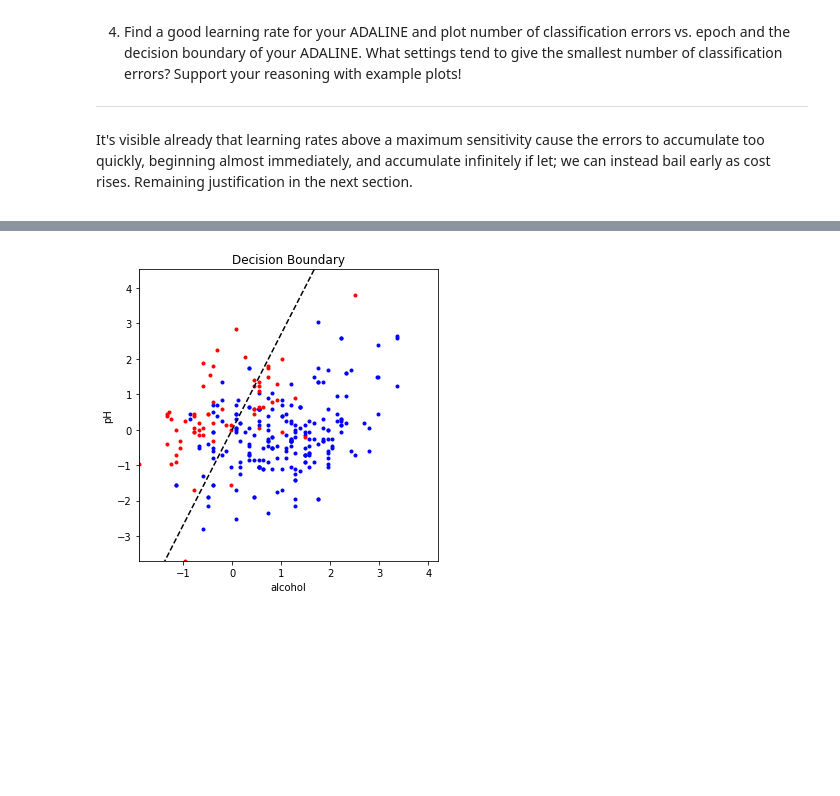
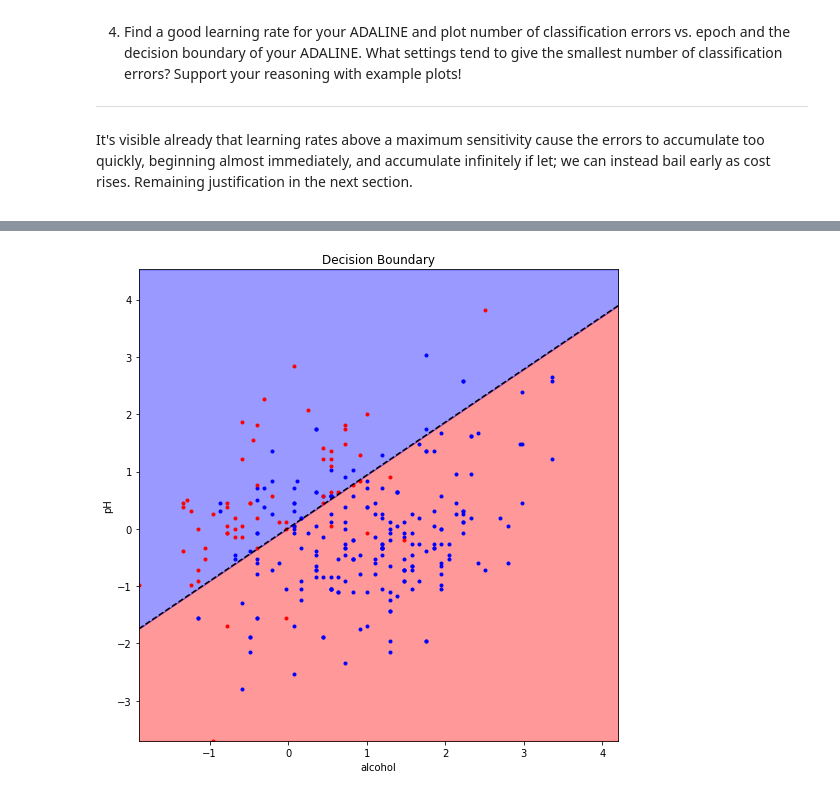
Before and after one commit to DamianDominoDavis/sommalier, a Jupyter notebook: sommalier.ipynb, the cells around one changed output, grey strips where cells are left out. Saved outputs shown, nothing was run; the diff lists cells and outputs as text; code cells hidden in the pictures; blank space fills up the shorter version.

```diff
--- a/sommalier.ipynb
+++ b/sommalier.ipynb
@@ -331,71 +331,75 @@ on each training and cross-validation fold produced by your k-fold function.</li
 # %%
-''' did you already run the cell with the Adeline class? '''
+''' define errors? did you run the Adeline class code cell? '''
 
-def data():
+def data(good=None, bad=None):
     url = 'https://raw.githubusercontent.com/DamianDominoDavis/sommalier/master/winequality-red.csv'
     df = pd.read_csv(url, sep=';')
     cols = [d for d in df if d != 'quality']
     df[cols] = (df[cols] - df[cols].mean()) / df[cols].std()
+    if good and bad:
+        df = df[df['quality'] >= good | df['quality'] <= bad]
     return df
 
 def holdout(perc_held, shuffle=True):
     df = data() if not shuffle else data().sample(frac=1)
-    mask = [bool(x < (1-perc_held)*len(df)) for x in range(len(df))]
-    return df[mask], df[[not m for m in mask]]
+    mask = [bool(x < perc_held*len(df)) for x in range(len(df))]
+    return df[[not m for m in mask]], df[mask]
 
 def kfold(k=5, shuffle=True):
     df = data() if not shuffle else data().sample(frac=1)
     width = len(df)//k
-    trains = list()
-    holds = list()
     mask = [bool(x < width) for x in range(len(df))]
+    trains, holds = list(), list()
     for i in range(k):
         holds.append(df[mask])
         trains.append(df[[not m for m in mask]])
         mask = mask[width:] + mask[:width]
-    return [tuple([trains[i],holds[i]]) for i in range(k)]
+    return list(zip(trains, holds))
 
-def kreport(story, data, good_thresh, bad_thresh,  epoch=-1, save_plot=False):
+def kreport(story, data, good_thresh, bad_thresh, c, epoch=-1, save_plot=False):
     tup = story[epoch if 0 <= epoch <= story[-1][0] else -1]
-    good, bad = data[data.quality>=good_thresh], data[data.quality<=bad_thresh]
-    x = [xmin, xmax] = [min(data[data.columns[0]].values), max(data[data.columns[0]].values)]
-    c = [(-1/tup[2][1]) * (tup[2][0] * xi) for xi in x]
-    y = [ymin, ymax] = [min(data[data.columns[1]].values), max(data[data.columns[1]].values)]
+    data = data[c+['quality']]
+    good, bad = data[data['quality']>=good_thresh], data[data['quality']<=bad_thresh]
+    x = [xmin, xmax] = [min(data[c[0]].values), max(data[c[0]].values)]
+    y = [ymin, ymax] = [min(data[c[1]].values), max(data[c[1]].values)]
+    k = [-(tup[3]/tup[2][1]) * (tup[3]/tup[2][0]) * xi + tup[3] for xi in x]
 
-    fig = plt.figure(figsize=[5, 5])
+    fig = plt.figure(figsize=[7.5, 7.5])
     cx = fig.subplots(1, 1)
     cx.set_title("Decision Boundary")
-    cx.set_xlabel(data.columns[0])
-    cx.set_ylabel(data.columns[1])
+    cx.set_xlabel(c[0])
+    cx.set_ylabel(c[1])
     cx.axis([xmin, xmax, ymin, ymax])
-    cx.plot(good[good.columns[0]], good[good.columns[1]], 'b.')
-    cx.plot(bad[bad.columns[0]], bad[bad.columns[1]], 'r.')
-    cx.plot(x, c, "k--")
-    cx.fill_between(x, c, ymin, where= c<ymax, color="red", alpha=.4)
-    cx.fill_between(x, c, ymax, where= c<ymax, color="blue", alpha=.4)
+    cx.plot(good[c[0]], good[c[1]], 'b.')
+    cx.plot(bad[[c[0]]], bad[c[1]], 'r.')
+    cx.plot(x, k, "k--")
+    cx.fill_between(x, k, ymin, where= k<ymax, color="red", alpha=.4)
+    cx.fill_between(x, k, ymax, where= k<ymax, color="blue", alpha=.4)
     plt.tight_layout()
     plt.show() if not save_plot else plt.savefig('fig.png')
 
-ksize = 5
-# combinaions of separable-looking column intersections
-rates = [10**(-p) for p in range(1,8)]
-for lrate in rates:
-    lolloms = [['alcohol','pH'], ['density','citric acid'], ['volatile acidity','alcohol'], ['chlorides','citric acid']]
-    for columns in lolloms:
-        big_weight = [0] * len(columns)
-        big_bias = 0
-        big_error = 0
-        for t,h in kfold(ksize, False):
-            X = t[columns].values
-            y = t['quality'].values
-            ada = Adaline()
-            ada.fit(X, y)
-            big_bias += ada.w[0]
-            big_weight = [big_weight[i] + ada.w[i+1] for i in range(len(big_weight))]
-            big_error += ada.story[-1][1]
-        big_bias /= ksize
-        big_weight = [w/ksize for w in big_weight]
-        big_error /= ksize
-        print("Rate:{}, Epoch:{}, {} x {}".format(lrate, ada.story[-1][0], columns[0], columns[1]))
-        kreport([(0,0,big_weight,big_bias,big_error)], data()[columns+['quality']], 7,4)
+def ktrain(df, lrate, good, bad, columns):
+    big_weight = [0] * len(columns)
+    big_bias = 0
+    big_error = 0
+    for t,h in df:
+        X, y = t[columns].values, t['quality'].values
+        ada = Adaline(lrate)
+        ada.fit(X, y)
+        X, y = h[columns].values, h['quality'].values
+        ''' RIGHT HERE THIS IS WHERE THE PREDICT STEP IS MISSING; NEXT LINE IS WRONG'''
+        big_error += ada.story[-1][1]
+        big_bias += ada.w[0]
+        big_weight = [big_weight[i] + ada.w[i+1] for i in range(len(big_weight))]
+
+    big_bias /= len(df)
+    big_weight = [w/len(df) for w in big_weight]
+    big_error /= len(df)
+    print("Rate:{}, Epoch:{}, {}".format(lrate, ada.story[-1][0], ' x '.join(columns)))
+    for c2 in range(len(columns)):
+        for c1 in range(c2):
+            # kreport([(0,0,big_weight,big_bias,big_error)], data(), 8,3, columns)
+            kreport([(0,0,big_weight,big_bias,big_error)], data(), good,bad, columns)
+
+ktrain(kfold(), 0.0001, 7, 4, ['alcohol','pH'])
 # %% [output]
@@ -403 +407 @@ Rate:0.1, Epoch:168, alcohol x pH
-[figure, old version]
+[figure, new version]
```
Also changed, not shown: parts of 6 cells of this notebook.
